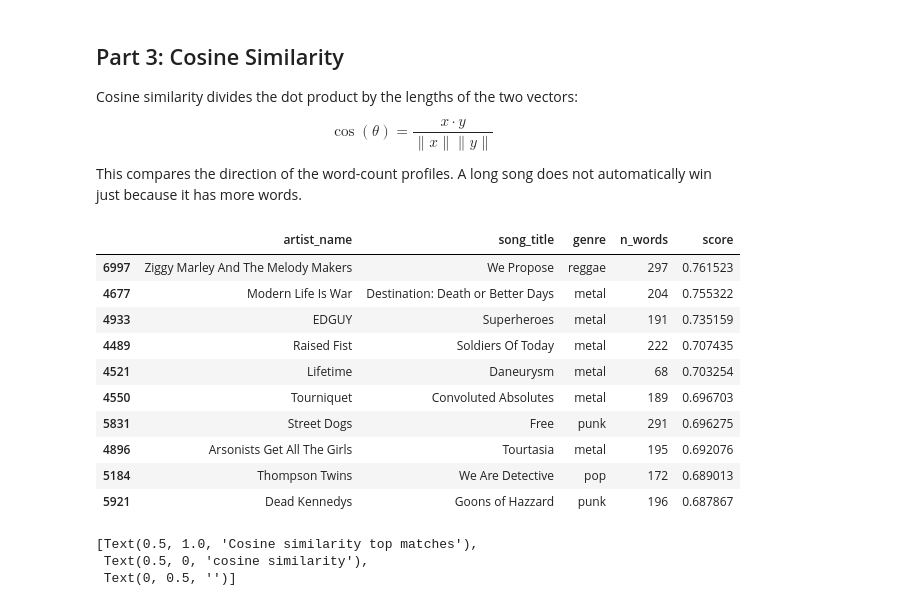
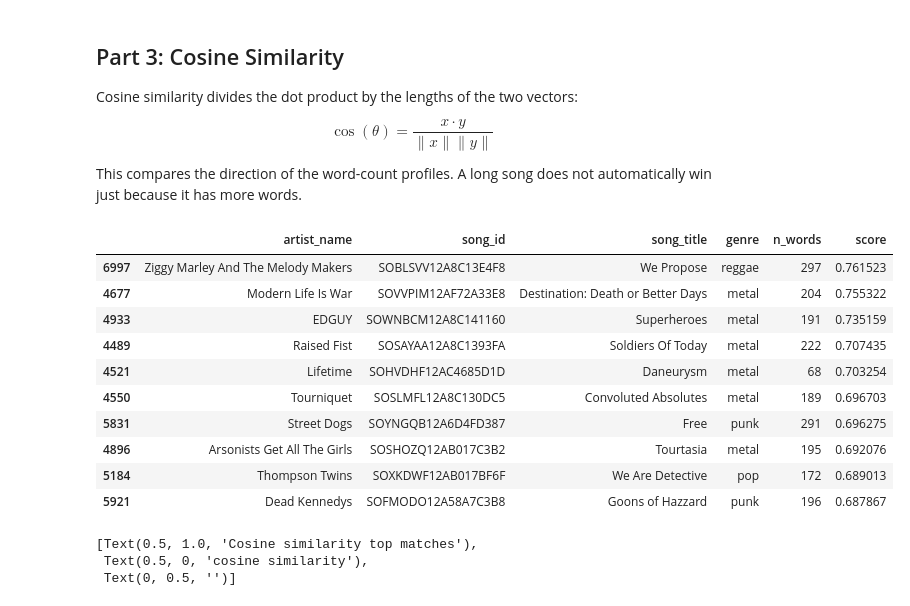
Before and after one commit to hdykens/UU_Lab_Repo, a Jupyter notebook: lab_02_in_class.ipynb, the cells around one changed output. Drawn from its saved outputs; the diff is of its cells as text; code cells hidden in the pictures.

```diff
--- a/lab_02_in_class.ipynb
+++ b/lab_02_in_class.ipynb
@@ -329,20 +329,20 @@ def cosine_scores(matrix, query_vector):
 # %%
 cos_scores = cosine_scores(X, query)
 cos_matches = top_matches(cos_scores, query_track_id, k=10)
 
-cos_matches[["artist_name", "song_title", "genre", "n_words", "score"]]
+cos_matches[["artist_name", "song_id", "song_title", "genre", "n_words", "score"]]
 # %% [output]
-|  | artist_name | song_title | genre | n_words | score |
-| 6997 | Ziggy Marley And The Melody Makers | We Propose | reggae | 297 | 0.761523 |
-| 4677 | Modern Life Is War | Destination: Death or Better Days | metal | 204 | 0.755322 |
-| 4933 | EDGUY | Superheroes | metal | 191 | 0.735159 |
-| 4489 | Raised Fist | Soldiers Of Today | metal | 222 | 0.707435 |
-| 4521 | Lifetime | Daneurysm | metal | 68 | 0.703254 |
-| 4550 | Tourniquet | Convoluted Absolutes | metal | 189 | 0.696703 |
-| 5831 | Street Dogs | Free | punk | 291 | 0.696275 |
-| 4896 | Arsonists Get All The Girls | Tourtasia | metal | 195 | 0.692076 |
-| 5184 | Thompson Twins | We Are Detective | pop | 172 | 0.689013 |
-| 5921 | Dead Kennedys | Goons of Hazzard | punk | 196 | 0.687867 |
+|  | artist_name | song_id | song_title | genre | n_words | score |
+| 6997 | Ziggy Marley And The Melody Makers | SOBLSVV12A8C13E4F8 | We Propose | reggae | 297 | 0.761523 |
+| 4677 | Modern Life Is War | SOVVPIM12AF72A33E8 | Destination: Death or Better Days | metal | 204 | 0.755322 |
+| 4933 | EDGUY | SOWNBCM12A8C141160 | Superheroes | metal | 191 | 0.735159 |
+| 4489 | Raised Fist | SOSAYAA12A8C1393FA | Soldiers Of Today | metal | 222 | 0.707435 |
+| 4521 | Lifetime | SOHVDHF12AC4685D1D | Daneurysm | metal | 68 | 0.703254 |
+| 4550 | Tourniquet | SOSLMFL12A8C130DC5 | Convoluted Absolutes | metal | 189 | 0.696703 |
+| 5831 | Street Dogs | SOYNGQB12A6D4FD387 | Free | punk | 291 | 0.696275 |
+| 4896 | Arsonists Get All The Girls | SOSHOZQ12AB017C3B2 | Tourtasia | metal | 195 | 0.692076 |
+| 5184 | Thompson Twins | SOXKDWF12AB017BF6F | We Are Detective | pop | 172 | 0.689013 |
+| 5921 | Dead Kennedys | SOFMODO12A58A7C3B8 | Goons of Hazzard | punk | 196 | 0.687867 |
 # %%
 plot_data = cos_matches.copy()
 plot_data["song"] = plot_data["artist_name"] + " - " + plot_data["song_title"]
```
Also changed, not shown: parts of 4 cells of this notebook.
